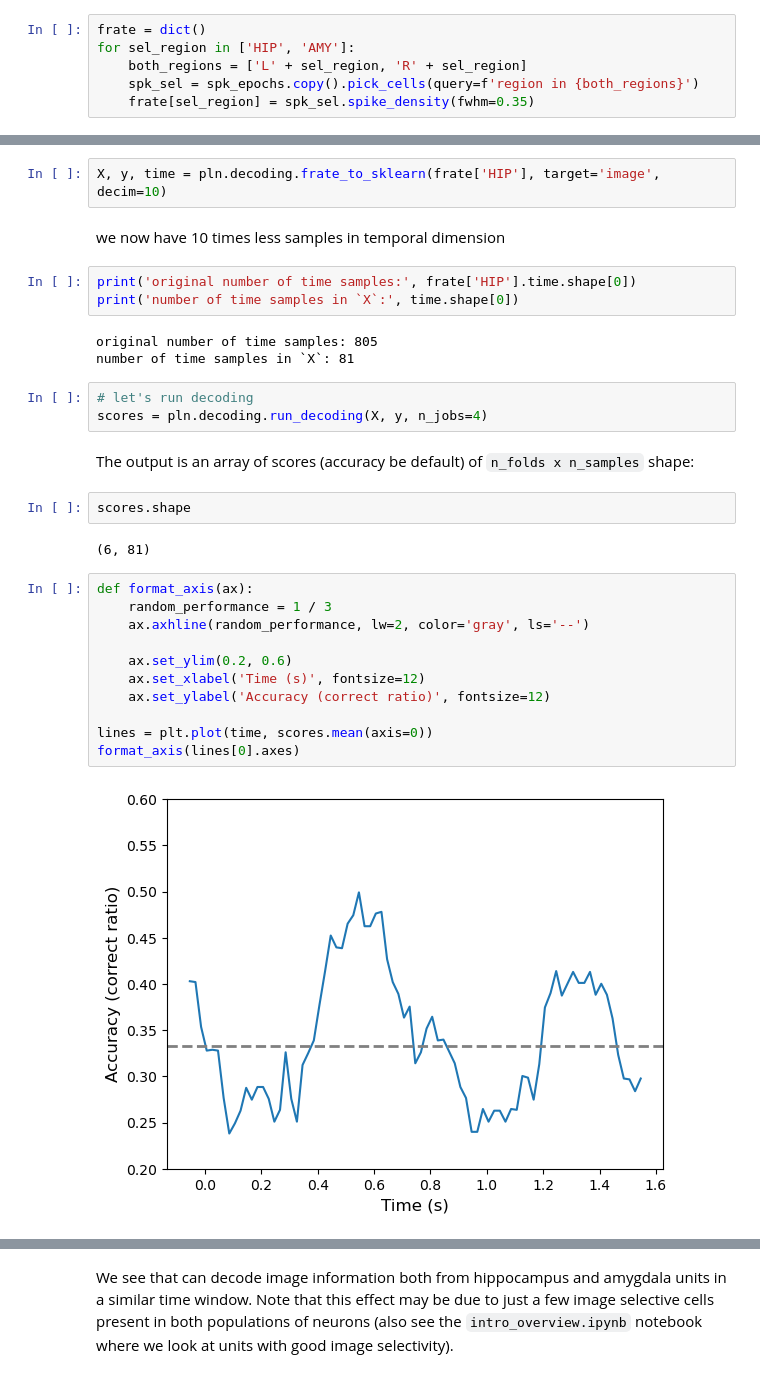
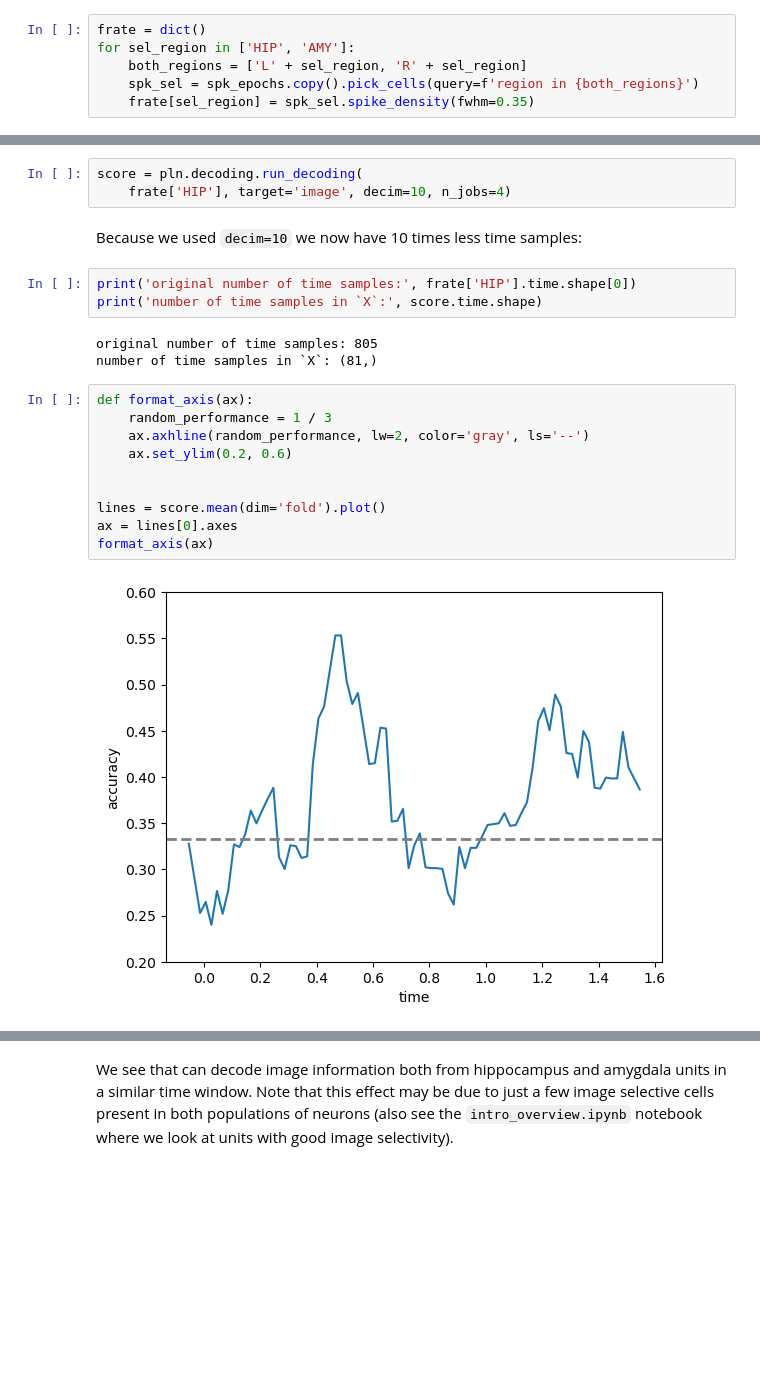
Before and after one commit to labianca/pylabianca, a Jupyter notebook: doc/decoding_example.ipynb, the cells around one changed output, grey strips where cells are left out. Saved outputs shown, nothing was run; the diff lists cells and outputs as text; blank space fills up the shorter version.

```diff
--- a/doc/decoding_example.ipynb
+++ b/doc/decoding_example.ipynb
@@ -77,33 +76,24 @@ Let's run decoding for "HIP" cells only first. We use `pln.decoding.frate_to_skl
 # %%
-X, y, time = pln.decoding.frate_to_sklearn(frate['HIP'], target='image', decim=10)
+score = pln.decoding.run_decoding(
+    frate['HIP'], target='image', decim=10, n_jobs=4)
 # %% [markdown]
-we now have 10 times less samples in temporal dimension
+Because we used `decim=10` we now have 10 times less time samples:
 # %%
 print('original number of time samples:', frate['HIP'].time.shape[0])
-print('number of time samples in `X`:', time.shape[0])
+print('number of time samples in `X`:', score.time.shape)
 # %% [output]
 original number of time samples: 805
-number of time samples in `X`: 81
+number of time samples in `X`: (81,)
-# %%
-# let's run decoding
-scores = pln.decoding.run_decoding(X, y, n_jobs=4)
-# %% [markdown]
-The output is an array of scores (accuracy be default) of `n_folds x n_samples` shape:
-# %%
-scores.shape
-# %% [output]
-(6, 81)
 # %%
 def format_axis(ax):
     random_performance = 1 / 3
     ax.axhline(random_performance, lw=2, color='gray', ls='--')
+    ax.set_ylim(0.2, 0.6)
 
-    ax.set_ylim(0.2, 0.6)
-    ax.set_xlabel('Time (s)', fontsize=12)
-    ax.set_ylabel('Accuracy (correct ratio)', fontsize=12)
 
-lines = plt.plot(time, scores.mean(axis=0))
-format_axis(lines[0].axes)
+lines = score.mean(dim='fold').plot()
+ax = lines[0].axes
+format_axis(ax)
 # %% [output]
-[figure, old version]
+[figure, new version]
 # %% [markdown]
```
Also changed, not shown: parts of 12 cells of this notebook.
